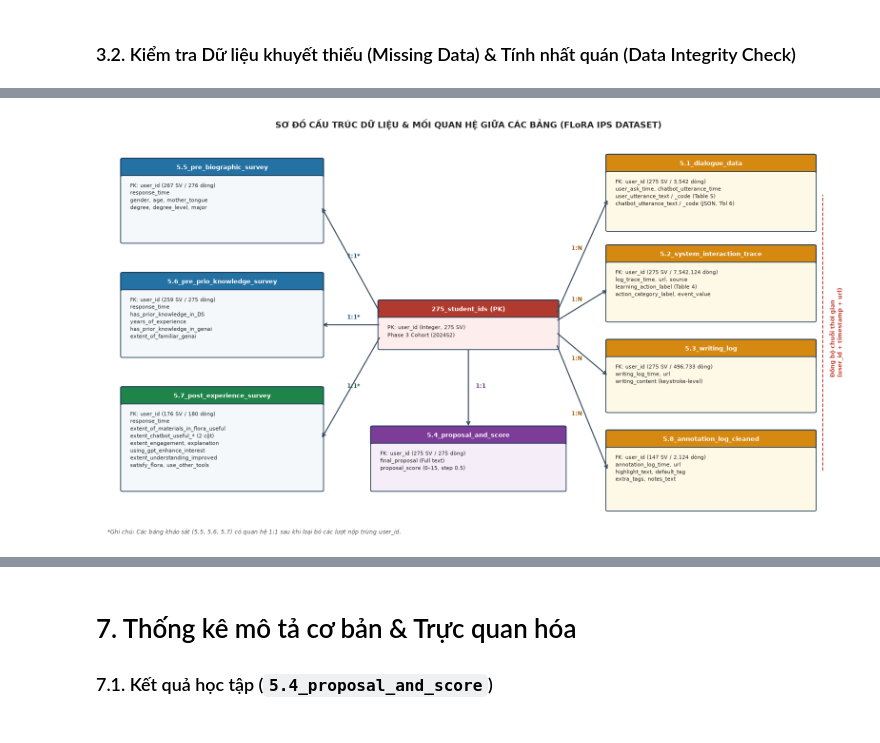
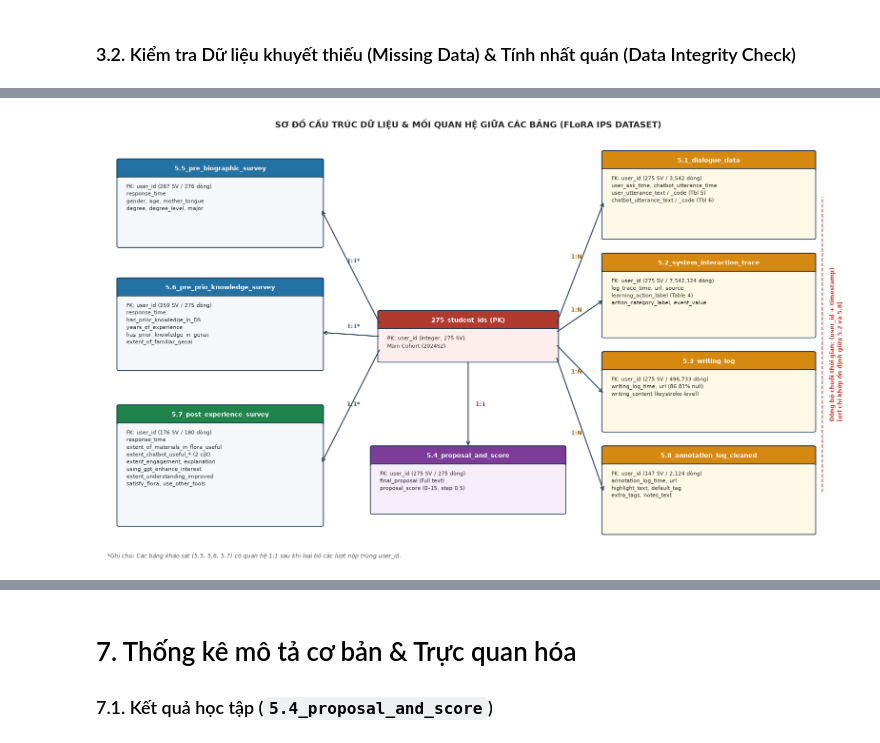
Before and after one commit to hhkc861/FLoRA_Data_Mining, a Jupyter notebook: FLoRa_Data_Analysis.ipynb, the cells around one changed output, grey strips where cells are left out. Cells and saved outputs as stored; diff of their text form; code cells hidden in the pictures.

```diff
--- a/FLoRa_Data_Analysis.ipynb
+++ b/FLoRa_Data_Analysis.ipynb
@@ -262,89 +329,86 @@ Dựa trên kiến trúc nền tảng **FLoRA** [32, 33] và thiết kế thu th
 # %%
-# Vẽ Sơ đồ cấu trúc dữ liệu (Entity Relationship Diagram) trực tiếp trong Notebook
-fig, ax = plt.subplots(figsize=(16, 9))
+fig, ax = plt.subplots(figsize=(16, 9.5))
 ax.set_xlim(0, 100)
-ax.set_ylim(0, 100)
+ax.set_ylim(0, 102)
 ax.axis('off')
 
 def draw_table(ax, x, y, w, h, title, cols, header_color='#2c5f8a', body_color='#f4f8fb'):
-    # Header
     ax.add_patch(patches.FancyBboxPatch((x, y + h - 4.2), w, 4.2, boxstyle="round,pad=0.3",
                                         facecolor=header_color, edgecolor='#1b3a57', linewidth=1.5))
     ax.text(x + w/2, y + h - 2.1, title, color='white', fontsize=9.5, fontweight='bold', ha='center', va='center')
-    # Body
     ax.add_patch(patches.FancyBboxPatch((x, y), w, h - 4.4, boxstyle="round,pad=0.3",
                                         facecolor=body_color, edgecolor='#1b3a57', linewidth=1.2))
-    ax.text(x + 1.0, y + h - 5.8, "\n".join(cols), color='#222222', fontsize=8.2, ha='left', va='top', linespacing=1.35)
+    ax.text(x + 1.0, y + h - 5.6, "\n".join(cols), color='#222222', fontsize=8.2, ha='left', va='top', linespacing=1.35)
 
 # Bảng trung tâm
-draw_table(ax, 38, 46, 24, 12, "275_student_ids (PK)",
-           ["PK: user_id (Integer, 275 SV)", "Phase 3 Cohort (2024S2)"],
+draw_table(ax, 38, 47, 24, 12, "275_student_ids (PK)",
+           ["PK: user_id (Integer, 275 SV)", "Main Cohort (2024S2)"],
            header_color='#b03a2e', body_color='#fdedec')
 
 # Nhánh Trái: Khảo sát (Phase 1 & Phase 4)
-draw_table(ax, 3, 73, 27, 21, "5.5_pre_biographic_survey",
+draw_table(ax, 2.5, 75, 27.5, 21, "5.5_pre_biographic_survey",
            ["FK: user_id (267 SV / 276 dòng)", "response_time", "gender, age, mother_tongue", "degree, degree_level, major"],
            header_color='#2471a3')
-draw_table(ax, 3, 44, 27, 21, "5.6_pre_prio_knowledge_survey",
+draw_table(ax, 2.5, 45, 27.5, 22, "5.6_pre_prio_knowledge_survey",
            ["FK: user_id (259 SV / 275 dòng)", "response_time", "has_prior_knowledge_in_DS", "years_of_experience", "has_prior_knowledge_in_genai", "extent_of_familiar_genai"],
            header_color='#2471a3')
-draw_table(ax, 3, 10, 27, 26, "5.7_post_experience_survey",
+draw_table(ax, 2.5, 7, 27.5, 29, "5.7_post_experience_survey",
            ["FK: user_id (176 SV / 180 dòng)", "response_time", "extent_of_materials_in_flora_useful", "extent_chatbot_useful_* (2 cột)", "extent_engagement, explanation", "using_gpt_enhance_interest", "extent_understanding_improved", "satisfy_flora, use_other_tools"],
            header_color='#1e8449')
 
 # Nhánh Dưới: Kết quả học tập (Phase 3 Outcome)
 draw_table(ax, 37, 10, 26, 16, "5.4_proposal_and_score",
            ["FK: user_id (275 SV / 275 dòng)", "final_proposal (Full text)", "proposal_score (0–15, step 0.5)"],
            header_color='#7d3c98', body_color='#f5eef8')
 
 # Nhánh Phải: Process Traces (Phase 3 - 1:N)
-draw_table(ax, 69, 76, 28, 19, "5.1_dialogue_data",
-           ["FK: user_id (275 SV / 3,542 dòng)", "user_ask_time, chatbot_utterance_time", "user_utterance_text / _code (Table 5)", "chatbot_utterance_text / _code (JSON, Tbl 6)"],
+draw_table(ax, 68.5, 77, 28.5, 21, "5.1_dialogue_data",
+           ["FK: user_id (275 SV / 3,542 dòng)", "user_ask_time, chatbot_utterance_time", "user_utterance_text / _code (Tbl 5)", "chatbot_utterance_text / _code (Tbl 6)"],
            header_color='#d68910', body_color='#fef9e7')
-draw_table(ax, 69, 53, 28, 19, "5.2_system_interaction_trace",
+draw_table(ax, 68.5, 53, 28.5, 20, "5.2_system_interaction_trace",
            ["FK: user_id (275 SV / 7,542,124 dòng)", "log_trace_time, url, source", "learning_action_label (Table 4)", "action_category_label, event_value"],
            header_color='#d68910', body_color='#fef9e7')
-draw_table(ax, 69, 30, 28, 18, "5.3_writing_log",
-           ["FK: user_id (275 SV / 496,733 dòng)", "writing_log_time, url", "writing_content (keystroke-level)"],
+draw_table(ax, 68.5, 30, 28.5, 19, "5.3_writing_log",
+           ["FK: user_id (275 SV / 496,733 dòng)", "writing_log_time, url (86.81% null)", "writing_content (keystroke-level)"],
            header_color='#d68910', body_color='#fef9e7')
-draw_table(ax, 69, 5, 28, 20, "5.8_annotation_log_cleaned",
+draw_table(ax, 68.5, 5, 28.5, 21, "5.8_annotation_log_cleaned",
            ["FK: user_id (147 SV / 2,124 dòng)", "annotation_log_time, url", "highlight_text, default_tag", "extra_tags, notes_text"],
            header_color='#d68910', body_color='#fef9e7')
 
-# Vẽ các đường nối
+# Vẽ các đường nối từ bảng trung tâm
 arrow_kw = dict(arrowstyle='->', color='#34495e', lw=1.6, shrinkA=2, shrinkB=2)
-ax.annotate('', xy=(30, 82), xytext=(38, 55), arrowprops=arrow_kw)
-ax.annotate('', xy=(30, 52), xytext=(38, 52), arrowprops=arrow_kw)
-ax.annotate('', xy=(30, 23), xytext=(38, 49), arrowprops=arrow_kw)
-ax.annotate('', xy=(50, 26), xytext=(50, 46), arrowprops=arrow_kw)
-ax.annotate('', xy=(69, 84), xytext=(62, 55), arrowprops=arrow_kw)
-ax.annotate('', xy=(69, 61), xytext=(62, 53), arrowprops=arrow_kw)
-ax.annotate('', xy=(69, 39), xytext=(62, 50), arrowprops=arrow_kw)
-ax.annotate('', xy=(69, 15), xytext=(62, 47), arrowprops=arrow_kw)
+ax.annotate('', xy=(30, 84), xytext=(38, 56), arrowprops=arrow_kw)
+ax.annotate('', xy=(30, 54), xytext=(38, 53), arrowprops=arrow_kw)
+ax.annotate('', xy=(30, 22), xytext=(38, 50), arrowprops=arrow_kw)
+ax.annotate('', xy=(50, 26), xytext=(50, 47), arrowprops=arrow_kw)
+ax.annotate('', xy=(68.5, 86), xytext=(62, 56), arrowprops=arrow_kw)
+ax.annotate('', xy=(68.5, 62), xytext=(62, 54), arrowprops=arrow_kw)
+ax.annotate('', xy=(68.5, 39), xytext=(62, 51), arrowprops=arrow_kw)
+ax.annotate('', xy=(68.5, 15), xytext=(62, 48), arrowprops=arrow_kw)
 
 # Nhãn quan hệ
-ax.text(33.5, 69, "1:1*", fontsize=8.5, fontweight='bold', color='#1b4f72')
-ax.text(33.5, 53.5, "1:1*", fontsize=8.5, fontweight='bold', color='#1b4f72')
+ax.text(33.5, 71, "1:1*", fontsize=8.5, fontweight='bold', color='#1b4f72')
+ax.text(33.5, 55, "1:1*", fontsize=8.5, fontweight='bold', color='#1b4f72')
 ax.text(33.5, 36, "1:1*", fontsize=8.5, fontweight='bold', color='#145a32')
 ax.text(51, 36, "1:1", fontsize=8.5, fontweight='bold', color='#5b2c6f')
-ax.text(64, 71, "1:N", fontsize=8.5, fontweight='bold', color='#9c640c')
-ax.text(64, 58, "1:N", fontsize=8.5, fontweight='bold', color='#9c640c')
-ax.text(64, 43, "1:N", fontsize=8.5, fontweight='bold', color='#9c640c')
+ax.text(64, 72, "1:N", fontsize=8.5, fontweight='bold', color='#9c640c')
+ax.text(64, 59, "1:N", fontsize=8.5, fontweight='bold', color='#9c640c')
+ax.text(64, 44, "1:N", fontsize=8.5, fontweight='bold', color='#9c640c')
 ax.text(64, 29, "1:N", fontsize=8.5, fontweight='bold', color='#9c640c')
 
 # Đường liên kết đồng bộ thời gian giữa 4 bảng Phase 3
-ax.plot([98.2, 98.2], [15, 85], linestyle='--', color='#c0392b', lw=1.4)
-ax.text(99.0, 50, "Đồng bộ chuỗi thời gian\n(user_id + timestamp + url)", rotation=90,
-        fontsize=8.5, color='#c0392b', va='center', ha='left', fontweight='bold')
+ax.plot([98.2, 98.2], [15, 87], linestyle='--', color='#c0392b', lw=1.4)
+ax.text(99.0, 51, "Đồng bộ chuỗi thời gian: (user_id + timestamp)\n[url chỉ khớp ổn định giữa 5.2 và 5.8]", rotation=90,
+        fontsize=8.3, color='#c0392b', va='center', ha='left', fontweight='bold')
 
 plt.title("SƠ ĐỒ CẤU TRÚC DỮ LIỆU & MỐI QUAN HỆ GIỮA CÁC BẢNG (FLoRA IPS DATASET)",
           fontsize=13, fontweight='bold', pad=12)
 plt.figtext(0.02, 0.01, "*Ghi chú: Các bảng khảo sát (5.5, 5.6, 5.7) có quan hệ 1:1 sau khi loại bỏ các lượt nộp trùng user_id.",
             fontsize=8.5, style='italic', color='#555555')
 plt.tight_layout()
 plt.show()
 # %% [output]
-[figure, old version]
+[figure, new version]
 # %% [markdown]
 # 5. Bảng từ điển dữ liệu (Data Dictionary) & Codebook Tiếng Việt
 
```
Also changed, not shown: parts of 12 cells of this notebook.
